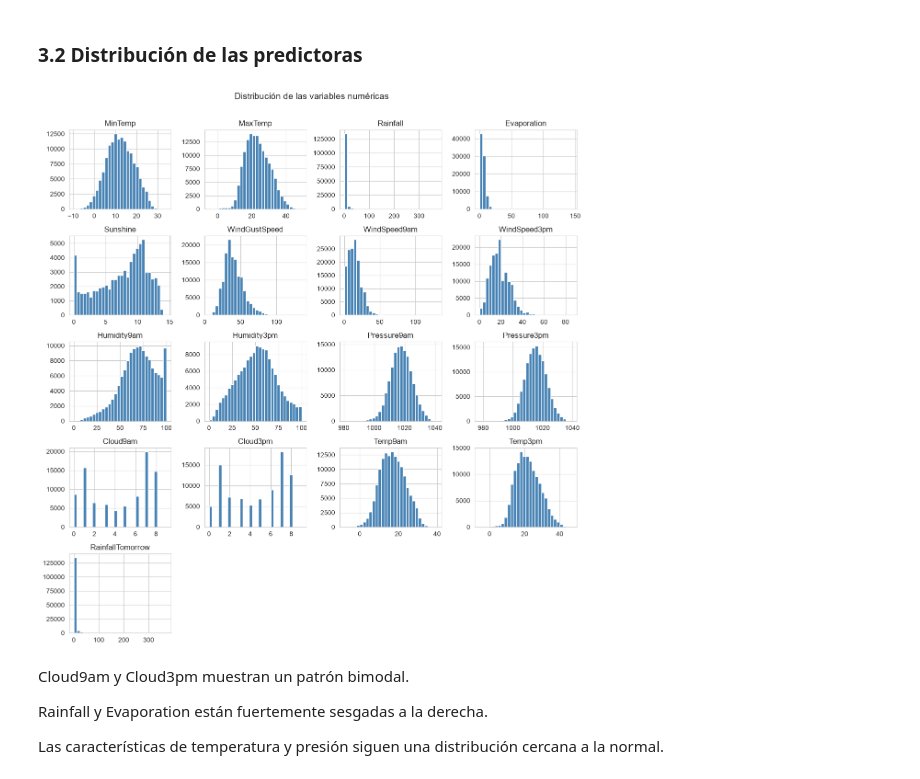
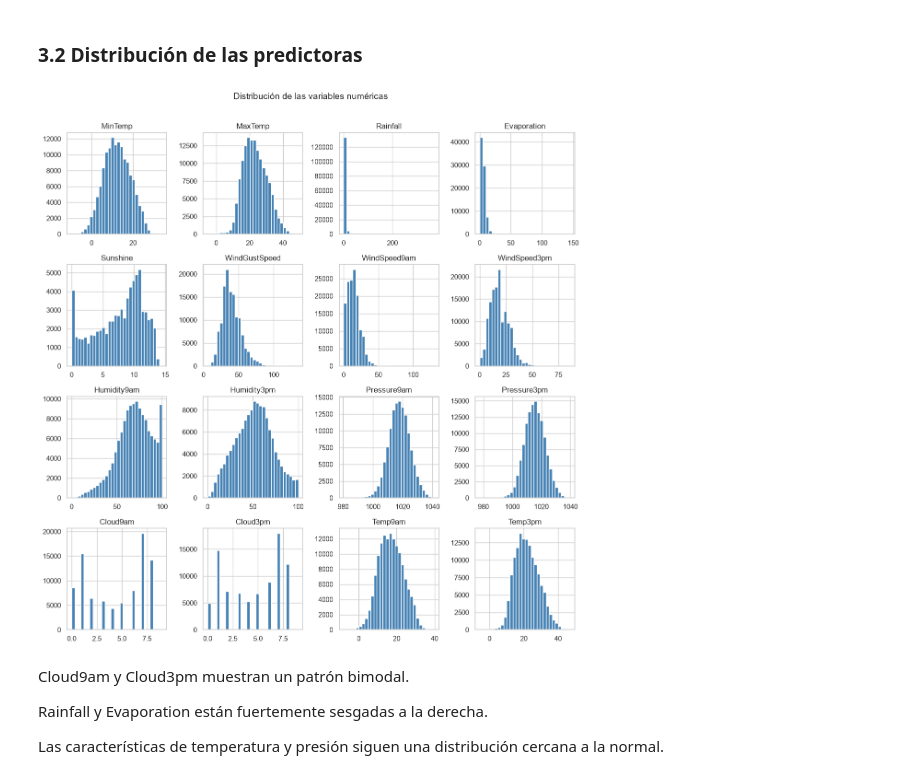
Before and after one commit to alejacos/TP_AA1_Acosta_Hauret_Rinaldi_Torres, a Jupyter notebook: TP_2/TP-clasificacion-AA1.ipynb, the cells around one changed output. Cells and saved outputs as stored; diff of their text form; code cells hidden in the pictures.

```diff
--- a/TP_2/TP-clasificacion-AA1.ipynb
+++ b/TP_2/TP-clasificacion-AA1.ipynb
@@ -47,13 +47,26 @@ Análisis exploratorio de datos previo a la construcción de un modelo de ...
 # %% [markdown]
 ## 0. Carga de librerías
 # %%
+import numpy as np
 import pandas as pd
-import numpy as np
 import matplotlib.pyplot as plt
 import seaborn as sns
+import warnings
+warnings.filterwarnings("ignore")
 
-sns.set_style("whitegrid")
-plt.rcParams["figure.figsize"] = (8, 5)
+from sklearn.model_selection import train_test_split, learning_curve
+from sklearn.impute import SimpleImputer
+from sklearn.preprocessing import StandardScaler
+from sklearn.linear_model import LogisticRegression
+from sklearn.dummy import DummyClassifier
+from sklearn.metrics import (accuracy_score, precision_score, recall_score, f1_score,
+                             balanced_accuracy_score, roc_auc_score, average_precision_score,
+                             matthews_corrcoef, cohen_kappa_score, log_loss, brier_score_loss,
+                             confusion_matrix, ConfusionMatrixDisplay, roc_curve,
+                             precision_recall_curve, classification_report)
+
+sns.set_theme(style="whitegrid")
+RANDOM_STATE = 42
 
 pd.set_option("display.max_columns", None)
 pd.set_option('display.float_format', '{:.4f}'.format)
@@ -129,0 +120,12 @@ Filas duplicadas: 0
+# %%
+df = df.drop(columns=["Unnamed: 0"])
+df["Date"] = pd.to_datetime(df["Date"])
+
+num_cols = df.select_dtypes(include="number").columns.drop("RainfallTomorrow").tolist()
+cat_cols = ["Location", "WindGustDir", "WindDir9am", "WindDir3pm", "RainToday"]
+
+print("Período:", df["Date"].min().date(), "->", df["Date"].max().date())
+print("Ubicaciones de las estaciones:", df["Location"].nunique())
+print("Filas duplicadas:", df.duplicated().sum())
+print("\nVariables numéricas:", num_cols)
+print("Variables categóricas:", cat_cols)
@@ -190,0 +280,5 @@ plt.show()
+# %%
+# Se eliminan las filas sin target o sin RainToday (se hace ANTES de dividir: no usa información de otras filas)
+n0 = len(df)
+df = df.dropna(subset=["RainTomorrow", "RainToday"]).copy()
+print(f"Filas eliminadas: {n0 - len(df)} ({(n0 - len(df)) / n0:.2%}) | Filas restantes: {len(df)}")
@@ -222,14 +319,12 @@ Name: proportion, dtype: float64
 # %% [markdown]
 ### 3.2 Distribución de las predictoras
 # %%
-cols_num = df.select_dtypes(include='float64').columns.tolist()
-
-df[cols_num].hist(figsize=(12, 12), bins=30, color='steelblue', edgecolor='white')
+df[num_cols].hist(figsize=(12, 12), bins=30, color='steelblue', edgecolor='white')
 plt.suptitle('Distribución de las variables numéricas', fontsize=14, y=1.01)
 plt.tight_layout()
 plt.show()
 # %% [output]
-[figure, old version]
+[figure, new version]
 # %% [markdown]
 Cloud9am y Cloud3pm muestran un patrón bimodal.
 
```
Also changed, not shown: parts of 42 cells of this notebook.
